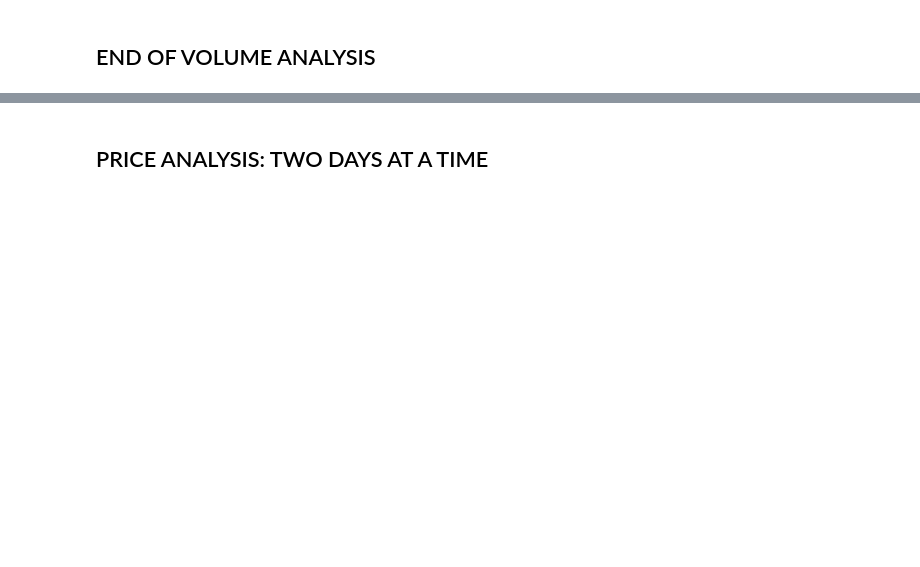
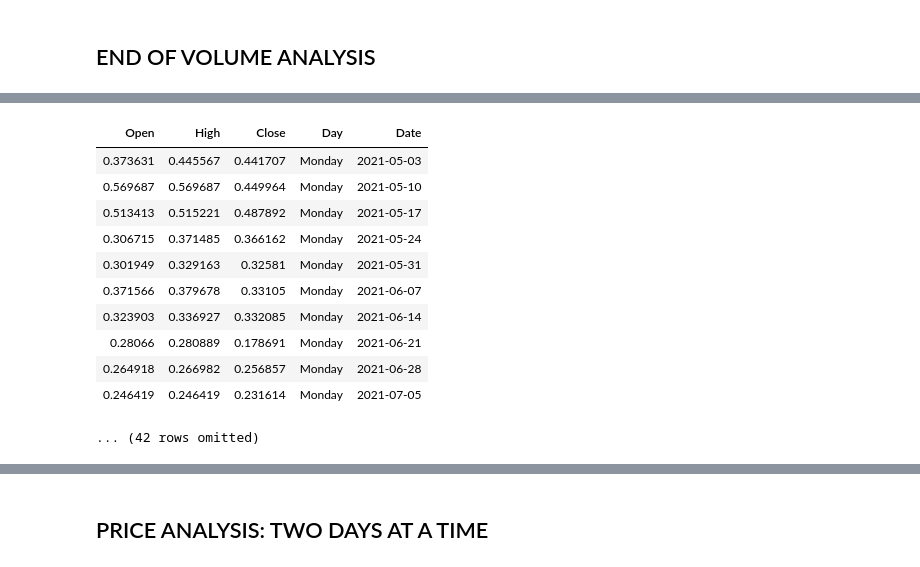
Before and after one commit to rrstats/doge, a Jupyter notebook: DOGE_USD.ipynb, the cells around one changed output, grey strips where cells are left out. Drawn from its saved outputs; the diff is of its cells as text; code cells hidden in the pictures; blank space fills up the shorter version.

```diff
--- a/DOGE_USD.ipynb
+++ b/DOGE_USD.ipynb
@@ -157,0 +160,9 @@ vol_table.drop('Total Volume').sort('Median Volume', descending=True).barh('Day'
+# %%
+#Prices only for Monday & Tuesday
+prices = doge.select('Open', 'High', 'Close', 'Day', 'Date')
+p_mon_tue = prices.where('Day', are.not_containing('Wedn')).where(
+    'Day', are.not_containing('Thur')).where(
+        'Day', are.not_containing('Fri')).where(
+            'Day', are.not_containing('Sat')).where(
+                'Day', are.not_containing('Sund'))
+p_mon_tue
@@ -157,0 +182,16 @@ vol_table.drop('Total Volume').sort('Median Volume', descending=True).barh('Day'
+# %%
+p_mon = p_mon_tue.where('Day', are.containing('Mon'))
+p_mon
+# %% [output]
+| Open | High | Close | Day | Date |
+| 0.373631 | 0.445567 | 0.441707 | Monday | 2021-05-03 |
+| 0.569687 | 0.569687 | 0.449964 | Monday | 2021-05-10 |
+| 0.513413 | 0.515221 | 0.487892 | Monday | 2021-05-17 |
+| 0.306715 | 0.371485 | 0.366162 | Monday | 2021-05-24 |
+| 0.301949 | 0.329163 | 0.32581 | Monday | 2021-05-31 |
+| 0.371566 | 0.379678 | 0.33105 | Monday | 2021-06-07 |
+| 0.323903 | 0.336927 | 0.332085 | Monday | 2021-06-14 |
+| 0.28066 | 0.280889 | 0.178691 | Monday | 2021-06-21 |
+| 0.264918 | 0.266982 | 0.256857 | Monday | 2021-06-28 |
+| 0.246419 | 0.246419 | 0.231614 | Monday | 2021-07-05 |
+... (42 rows omitted)
```
Also changed, not shown: parts of 10 cells of this notebook.
